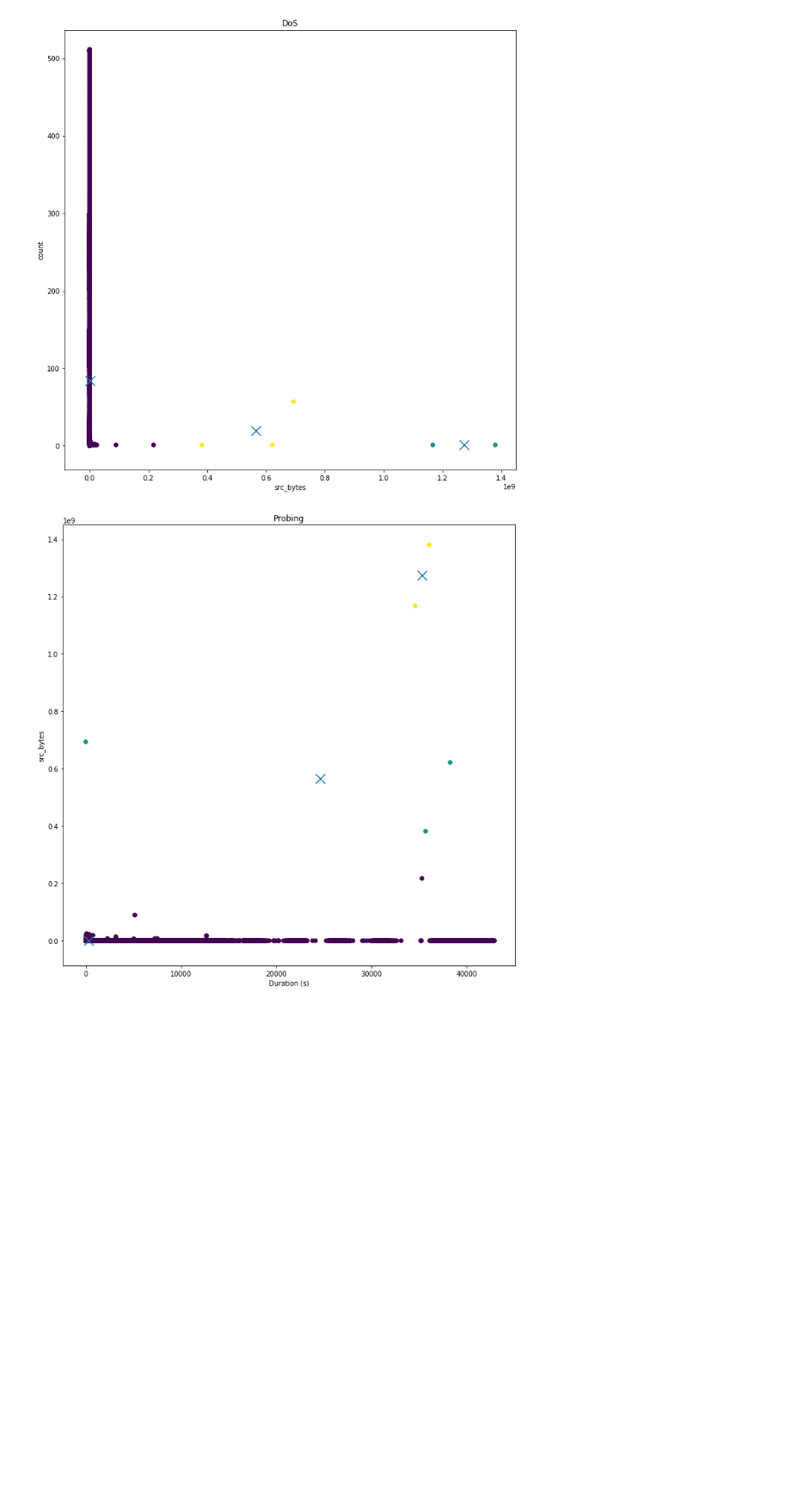
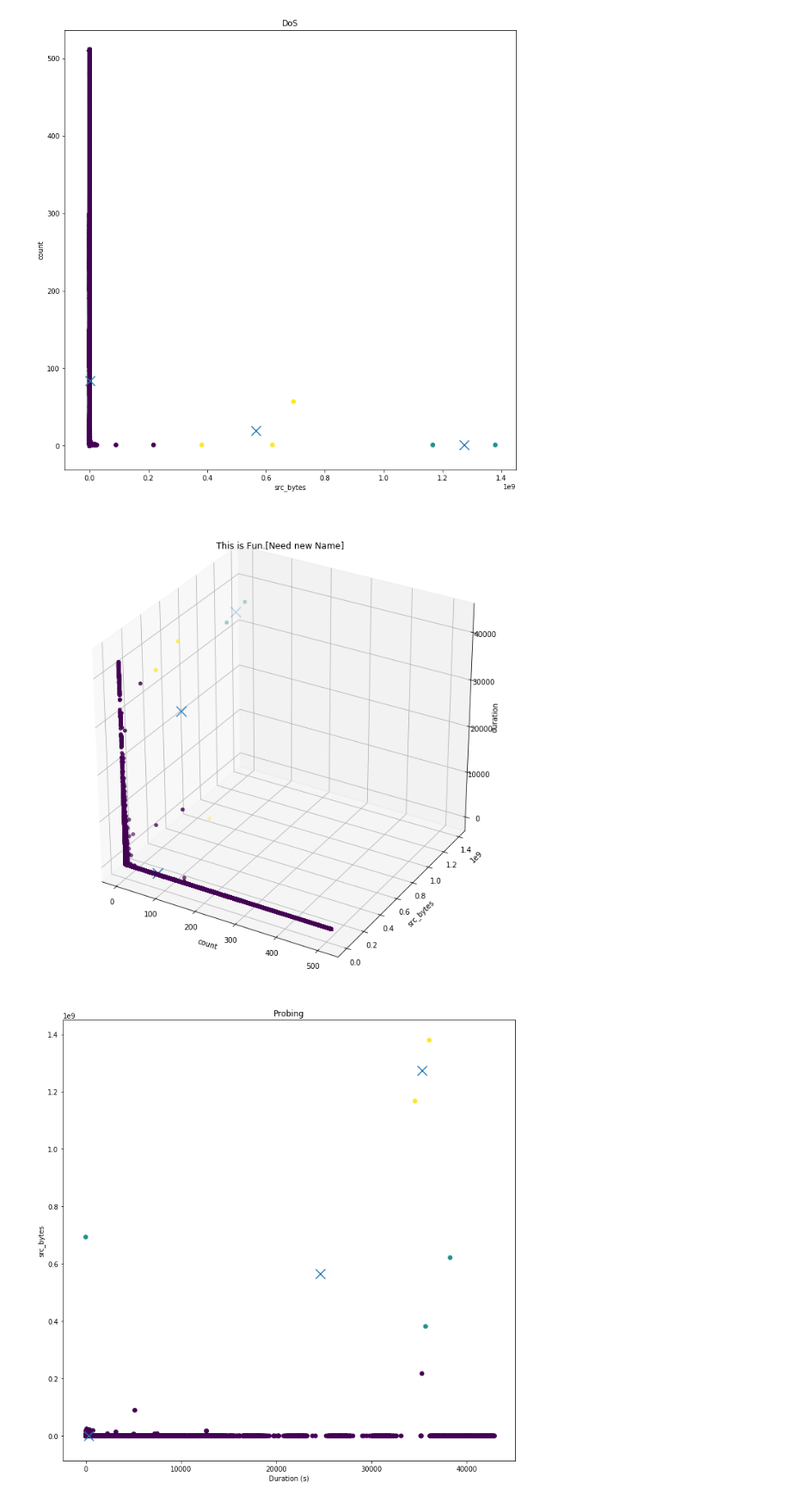
Before and after one commit to BaiKongQue/CSCI-191T_Security_Group, a Jupyter notebook: Security Group Project.ipynb, the cells around one changed output. Shown: that part at 86% size. Drawn from its saved outputs; the diff is of its cells as text; code cells hidden in the pictures; blank space fills up the shorter version.

```diff
--- a/Security Group Project.ipynb
+++ b/Security Group Project.ipynb
@@ -38,6 +39,23 @@ def k_mean(K, dataset, title="K-Mean Cluster Plot", xLabel=None, yLabel=None):
     plt.ylabel(dataset.columns.values[1] if yLabel==None else yLabel)                 # set y-axis label
     plt.title(title)                                                                  # set title
     plt.show()                                                                        # show plot
+# %%
+def k_mean3D(K, dataset, title="K-Mean Cluster 3D Plot", xLabel=None, yLabel=None, zLabel=None):
+    fig = plt.figure(figsize=(12, 12))
+    ax = fig.add_subplot(111, projection='3d')
+
+    k_model = KMeans(n_clusters=K)
+    k_model.fit(dataset)
+    y_pred = k_model.predict(dataset)
+    centroids = k_model.cluster_centers_
+
+    ax.scatter(dataset.iloc[:,0], dataset.iloc[:,1], dataset.iloc[:,2], marker='o', c=y_pred)
+    ax.scatter(centroids[:,0], centroids[:,1], centroids[:,2], marker='x', s=200, linewidths=2)
+    ax.set_xlabel(dataset.columns.values[0] if xLabel==None else xLabel)
+    ax.set_ylabel(dataset.columns.values[1] if xLabel==None else yLabel)
+    ax.set_zlabel(dataset.columns.values[2] if xLabel==None else zLabel)
+    plt.title(title)
+    plt.show()
 # %%
 def k_nn(dataset, target, label, title="K-Near Neighbor"):
     """
@@ -135,6 +153,10 @@ find_k_graph(10, kddDF[['duration', 'num_failed_logins']], "R2L")
 k_mean(3, kddDF[['src_bytes','count']], "DoS")
 # %% [output]
 [figure]
+# %%
+k_mean3D(3, kddDF[["count", "src_bytes", "duration"]], "This is Fun.[Need new Name]")
+# %% [output]
+[figure, added]
 # %%
 k_mean(3, kddDF[["duration","src_bytes"]], "Probing", "Duration (s)")
 # %% [output]
```
Also changed, not shown: parts of 2 cells of this notebook.
